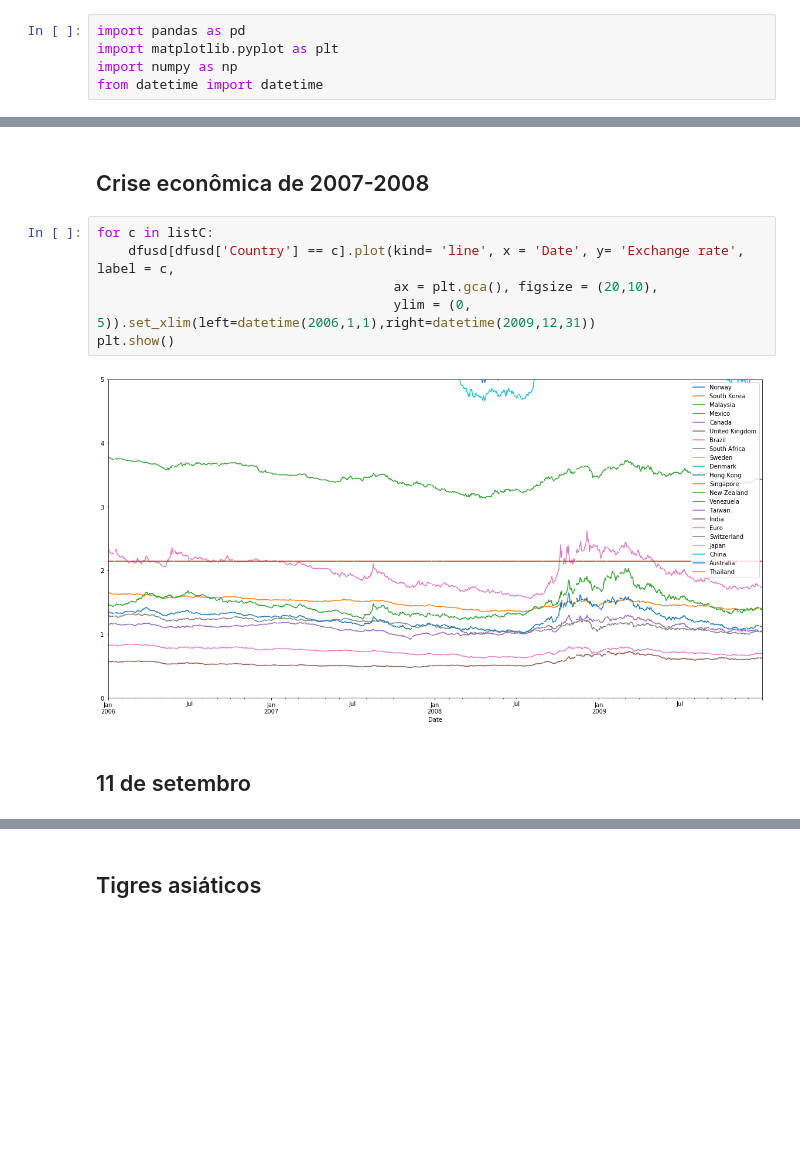
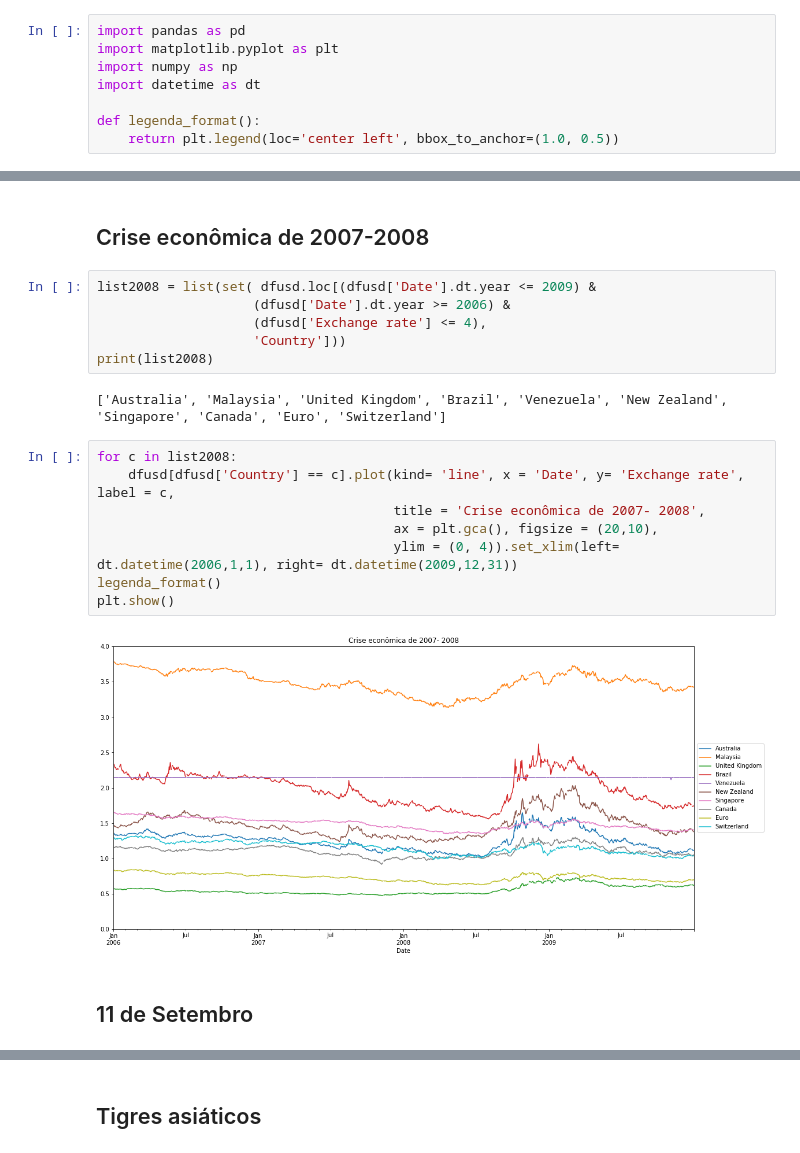
Before and after one commit to isabellefo/usdAnalysis, a Jupyter notebook: USDAnalysis.ipynb, the cells around one changed output, grey strips where cells are left out. Saved outputs shown, nothing was run; the diff lists cells and outputs as text; blank space fills up the shorter version.

Commit message:
Ajustes nas legendas dos gráficos

```diff
--- a/USDAnalysis.ipynb
+++ b/USDAnalysis.ipynb
@@ -8,7 +8,10 @@
 import pandas as pd
 import matplotlib.pyplot as plt
 import numpy as np
-from datetime import datetime
+import datetime as dt
+
+def legenda_format():
+    return plt.legend(loc='center left', bbox_to_anchor=(1.0, 0.5))
 # %%
 dfusd = pd.read_csv('daily.csv')
 # %% [markdown]
@@ -66,12 +69,22 @@ plt.show()
 # %% [markdown]
 ## Crise econômica de 2007-2008
+# %%
+list2008 = list(set( dfusd.loc[(dfusd['Date'].dt.year <= 2009) &
+                    (dfusd['Date'].dt.year >= 2006) &
+                    (dfusd['Exchange rate'] <= 4),
+                    'Country']))
+print(list2008)
+# %% [output]
+['Australia', 'Malaysia', 'United Kingdom', 'Brazil', 'Venezuela', 'New Zealand', 'Singapore', 'Canada', 'Euro', 'Switzerland']
 # %%
-for c in listC:
+for c in list2008:
     dfusd[dfusd['Country'] == c].plot(kind= 'line', x = 'Date', y= 'Exchange rate', label = c,
+                                      title = 'Crise econômica de 2007- 2008',
                                       ax = plt.gca(), figsize = (20,10),
-                                      ylim = (0, 5)).set_xlim(left=datetime(2006,1,1),right=datetime(2009,12,31))
+                                      ylim = (0, 4)).set_xlim(left= dt.datetime(2006,1,1), right= dt.datetime(2009,12,31))
+legenda_format()
 plt.show()
 # %% [output]
-[figure, old version]
+[figure, new version]
 # %% [markdown]
-## 11 de setembro
+## 11 de Setembro
```
Also changed, not shown: parts of 7 cells of this notebook.
